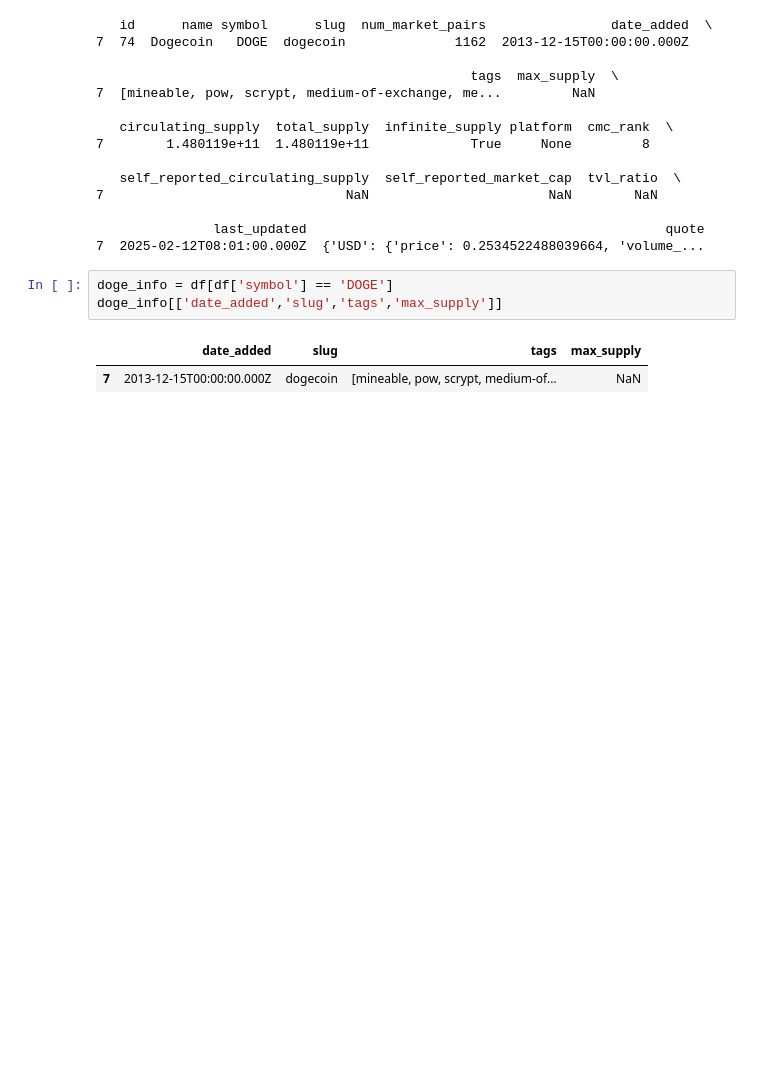
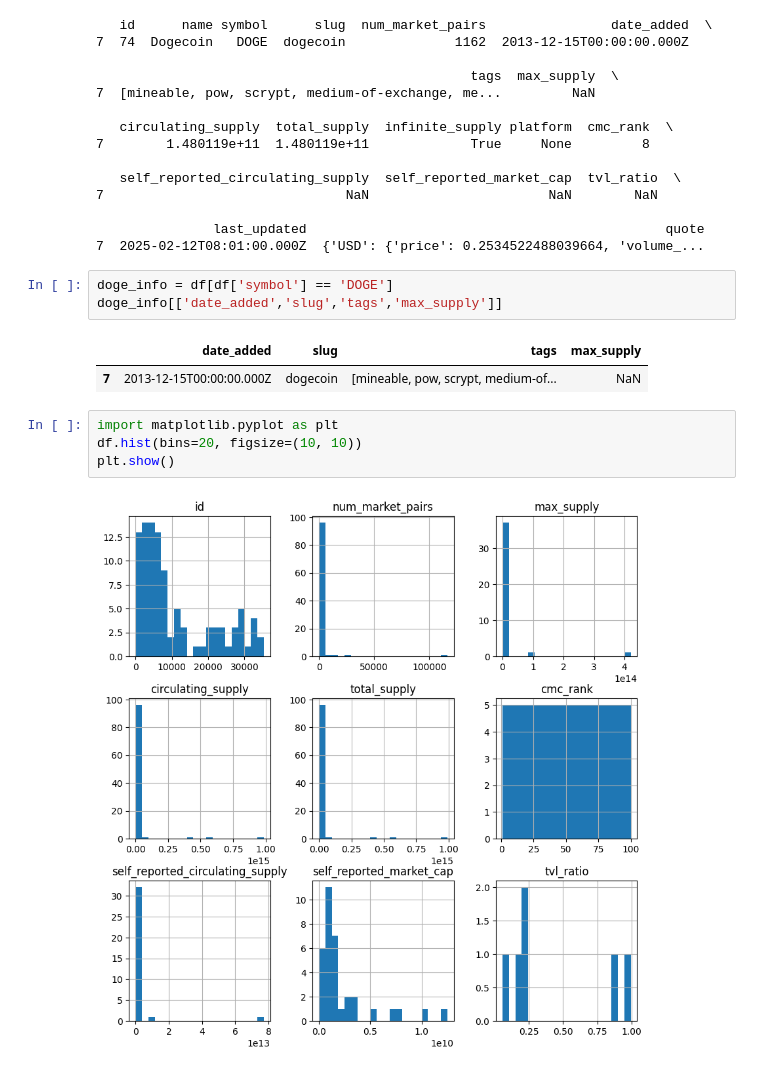
Before and after one commit to ZYusuff/streaming_crypto_group_9, a Jupyter notebook: Explorations/Niclas_eda.ipynb, the cells around one changed output. Cells and saved outputs as stored; diff of their text form; blank space fills up the shorter version.

```diff
--- a/Explorations/Niclas_eda.ipynb
+++ b/Explorations/Niclas_eda.ipynb
@@ -175,6 +187,12 @@ doge_info[['date_added','slug','tags','max_supply']]
 # %% [output]
 |  | date_added | slug | tags | max_supply |
 | 7 | 2013-12-15T00:00:00.000Z | dogecoin | [mineable, pow, scrypt, medium-of... | NaN |
+# %%
+import matplotlib.pyplot as plt
+df.hist(bins=20, figsize=(10, 10))
+plt.show()
+# %% [output]
+[figure, added]
 # %%
 from requests import Session
 from requests.exceptions import ConnectionError, Timeout, TooManyRedirects
```
Also changed, not shown: parts of 11 cells of this notebook.
